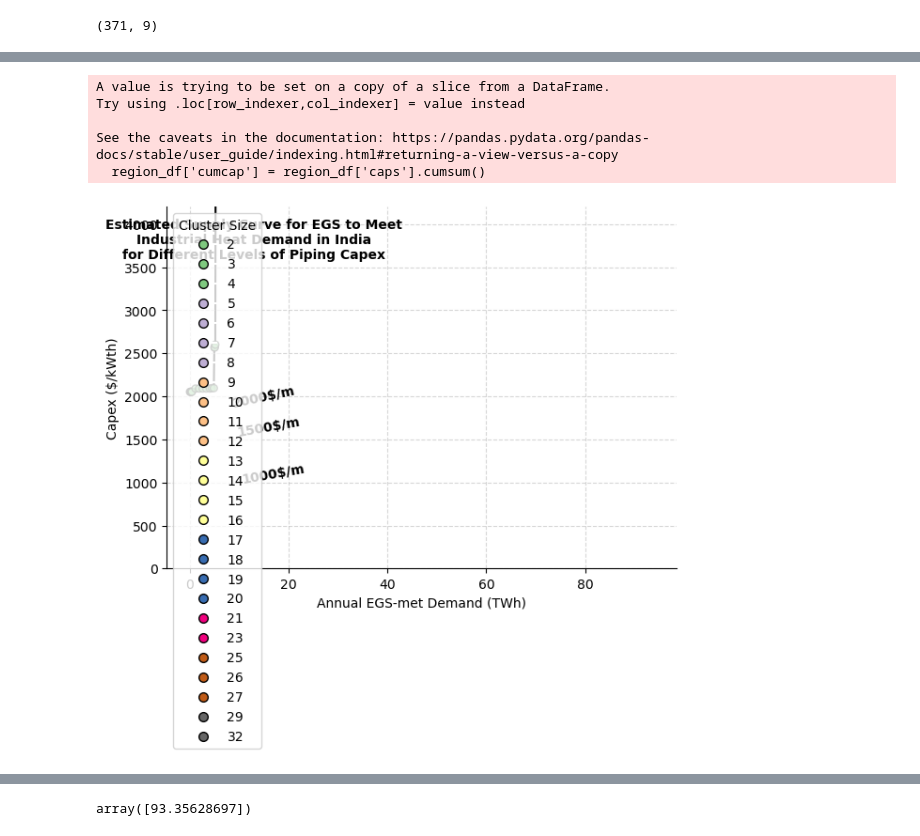
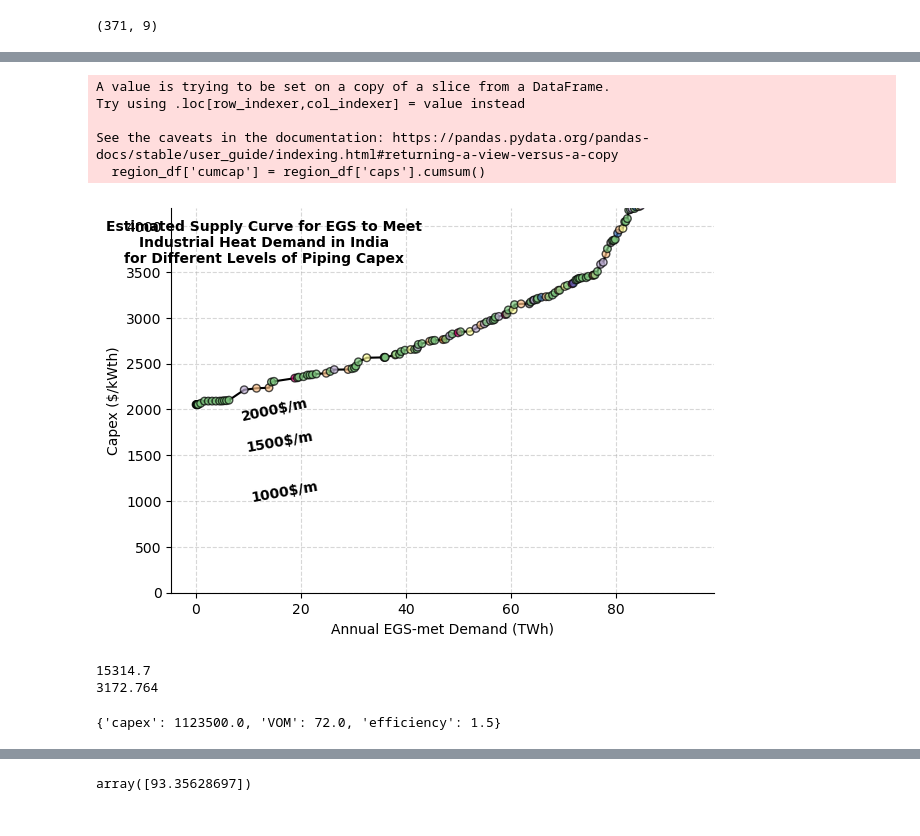
Before and after one commit to LukasFrankenQ/pypsa-earth-sec, a Jupyter notebook: notebooks/cluster_sites.ipynb, the cells around one changed output, grey strips where cells are left out. Cells and saved outputs as stored; diff of their text form; code cells hidden in the pictures.

```diff
--- a/notebooks/cluster_sites.ipynb
+++ b/notebooks/cluster_sites.ipynb
@@ -317,7 +336,6 @@ threshold_distance_rad = threshold_distance_km / 6371.0
 
 network_capacity_threshold = 9 # MWth
 one_drill_capex = 9_200_000 / network_capacity_threshold # 9.2 million USD for 10 MWth borehole
-
 
 # for index_right in sites.index_right.value_counts().index:
 def cluster_sites(
@@ -358,7 +376,8 @@ def cluster_sites(
     caps, capex, cluster_size = [], [], []
 
     cluster_counter = 0
-    save_locs_x, save_locs_y, save_sizes, save_temps, save_cluster = [], [], [], [], []
+    save_locs_x, save_locs_y, save_sizes = [], [], []
+    save_temps, save_cluster, save_costs = [], [], []
 
     for k, col in tqdm.tqdm(zip(unique_labels, colors)):
 
@@ -430,16 +449,6 @@ def cluster_sites(
                 n_caps = []
                 n_cluster_size = []
 
-                # ineligible = False
-                # for n_idx in partition:
-                #     if sum(size.iloc[list(n_idx)]) < network_capacity_threshold:
-
-                #         ineligible = True
-                #         break
-
-                # if ineligible:
-                #     continue
-
                 for n_idx in partition:
 
                     n_size = size.iloc[list(n_idx)]
@@ -501,7 +510,6 @@ def cluster_sites(
                 capex.append(co)
                 cluster_size.append(cl)
 
-
         if do_plot:
             ax.scatter(
                 xy[:, 1],
@@ -513,7 +521,6 @@ def cluster_sites(
                 )
 
 
-
     if save_network_data:
         gdf = gpd.GeoDataFrame({
             # 'locs_x': save_locs_x,
@@ -523,8 +530,7 @@ def cluster_sites(
             'cluster': save_cluster,
             'geometry': gpd.points_from_xy(save_locs_x, save_locs_y)
             })
-        print(gdf)
-        gdf.dropna().to_file(save_network_data, driver='GeoJSON')
+        gdf.dropna().set_crs(epsg=4326).to_file(save_network_data, driver='GeoJSON')
 
     if do_plot:
         countries.plot(ax=ax, color='none', edgecolor='black', linewidth=1, zorder=0)
@@ -548,7 +554,7 @@ def cluster_sites(
         }).dropna()
 # %%
 data = list()
-for i, capex in enumerate([1000, 1500, 2000][-1:]):
+for i, capex in enumerate([1000, 1500, 2000]):
 
     region_df = cluster_sites(
         sites,
@@ -625,36 +619,70 @@ for i, region_df in enumerate(data):
         'handles': handles
         }).sort_values('labels')
 
-    if i == 0:
-        ax.legend(labels['handles'], labels['labels'], title='Cluster Size', loc='upper left')
+    # if i == 0:
+        # ax.legend(labels['handles'], labels['labels'], title='Cluster Size', loc='upper left')
 
 # ax.text()
 # rotation=slope_1000,
 ax.text(15, 2000, '2000$/m', color='k', rotation=12, va='center', ha='center', fontweight='bold')
 ax.text(16, 1650, '1500$/m', color='k', rotation=10, va='center', ha='center', fontweight='bold')
 ax.text(17, 1100, '1000$/m', color='k', rotation=10, va='center', ha='center', fontweight='bold')
 
 ax.spines['top'].set_visible(False)
 ax.spines['right'].set_visible(False)
 
 ax.text(
     13, 3600,
     'Estimated Supply Curve for EGS to Meet\nIndustrial Heat Demand in India\nfor Different Levels of Piping Capex',
     fontsize=10,
     fontweight='bold',
     ha='center'
 )
 
 ax.set_ylim(0, 4200)
 
 plt.show()
 # %% [output]
 A value is trying to be set on a copy of a slice from a DataFrame.
 Try using .loc[row_indexer,col_indexer] = value instead
 
 See the caveats in the documentation: https://pandas.pydata.org/pandas-docs/stable/user_guide/indexing.html#returning-a-view-versus-a-copy
   region_df['cumcap'] = region_df['caps'].cumsum()
-[figure, old version]
+[figure, new version]
+# %%
+hp = { # DEA
+    'capex': 1_050_000 * 1.07, # USD/MWth
+    # 'VOM': 3 * 1.29,       # USD/MWhth
+    'VOM': 6 * 1000 * 0.012,       # USD/MWhth
+    'efficiency': 1.5,       # per unit
+}
+
+biomass = { # DEA
+    'capex': 600_000 * 1.07, # USD/MWth
+    'VOM': 12 * 1.07,       # USD/MWth
+    'efficiency': 0.9,       # per unit
+}
+
+hp_total = (
+    (
+        hp['capex'] +
+        (hp['VOM']) * 8760 * 25 * 0.9) / 1000 # USD/kWth
+)
+biomass_total = (
+    (
+        biomass['capex'] +
+        (biomass['VOM']) * 8760 * 25 * 0.9) / 1000 # USD/kWth
+)
+
+print(hp_total)
+print(biomass_total)
+# %% [output]
+15314.7
+3172.764
+# %%
+hp
+# %% [output]
+{'capex': 1123500.0, 'VOM': 72.0, 'efficiency': 1.5}
 # %%
 import matplotlib.pyplot as plt
 import matplotlib.colors as colors
```
Also changed, not shown: parts of 9 cells of this notebook, 1 other file.
